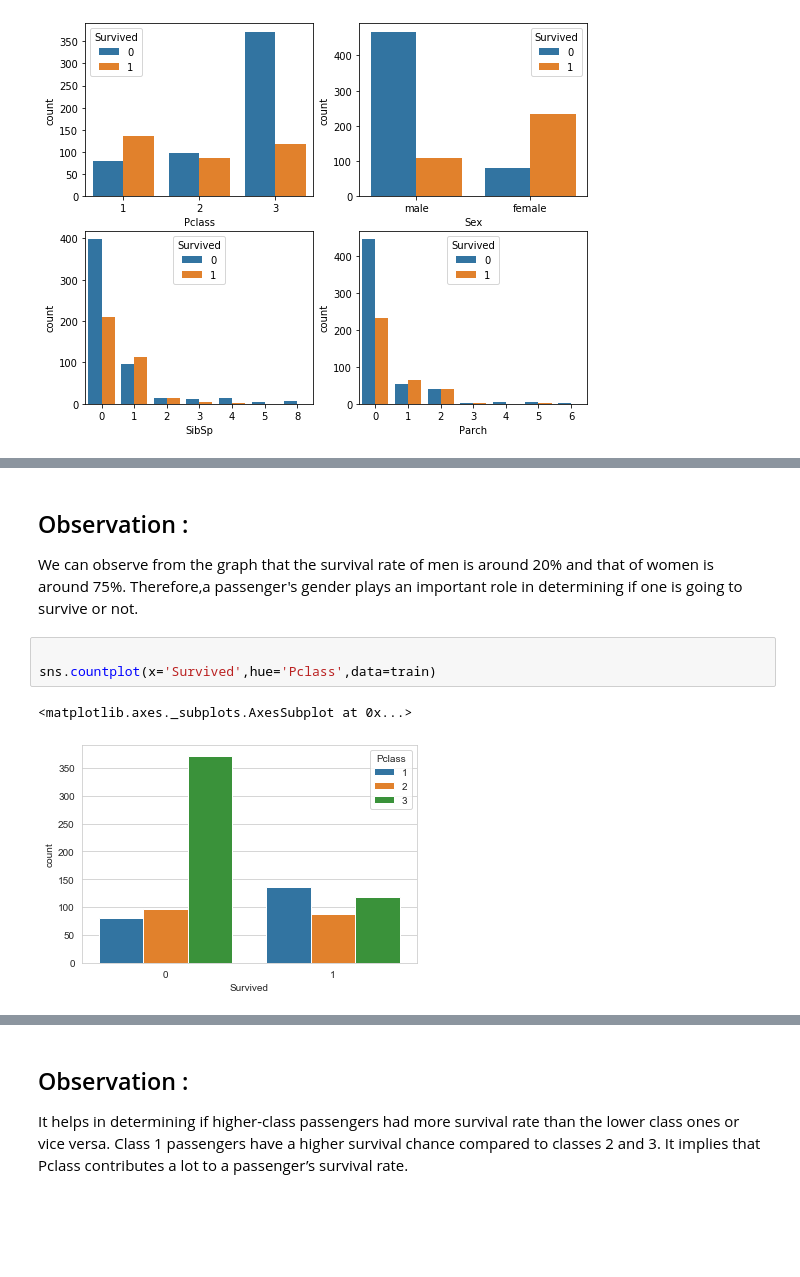
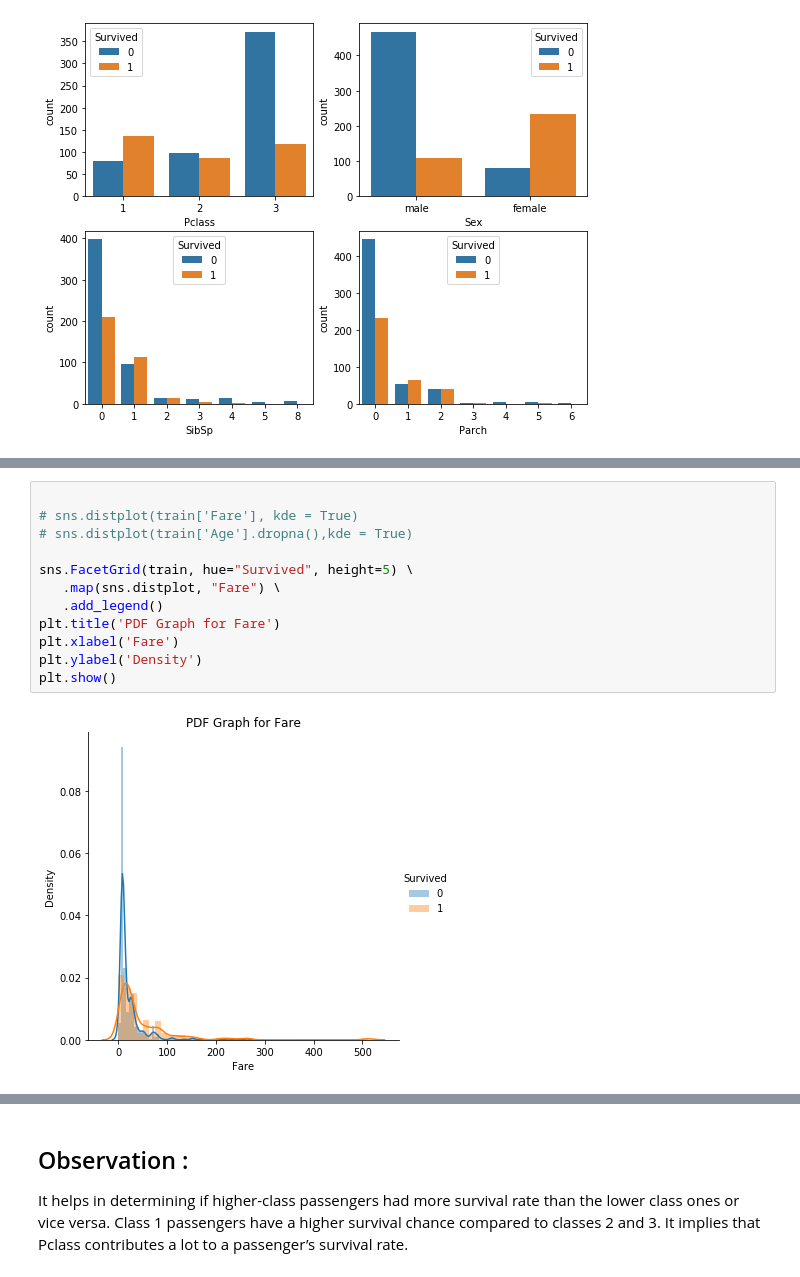
Before and after one commit to swapnil-sh/EDA-on-Titanic-Dataset, a Jupyter notebook: EDA_Titanic_Dataset.ipynb, the cells around one changed output, grey strips where cells are left out. Drawn from its saved outputs; the diff is of its cells as text; blank space fills up the shorter version.

```diff
--- a/EDA_Titanic_Dataset.ipynb
+++ b/EDA_Titanic_Dataset.ipynb
@@ -239,10 +218,14 @@ sns.countplot(x='Survived',hue='Sex',data=train)
-# %% [markdown]
-## Observation :
-
-We can observe from the graph that the survival rate of men is around 20% and that of women is around 75%. Therefore,a passenger's gender plays an important role in determining if one is going to survive or not.
-# %%
-
-sns.countplot(x='Survived',hue='Pclass',data=train)
-# %% [output]
-<matplotlib.axes._subplots.AxesSubplot at 0x...>
-[figure, removed]
+# %%
+
+# sns.distplot(train['Fare'], kde = True)
+# sns.distplot(train['Age'].dropna(),kde = True)
+
+sns.FacetGrid(train, hue="Survived", height=5) \
+   .map(sns.distplot, "Fare") \
+   .add_legend()
+plt.title('PDF Graph for Fare')
+plt.xlabel('Fare')
+plt.ylabel('Density')
+plt.show()
+# %% [output]
+[figure, added]
```
Also changed, not shown: parts of 13 cells of this notebook.
